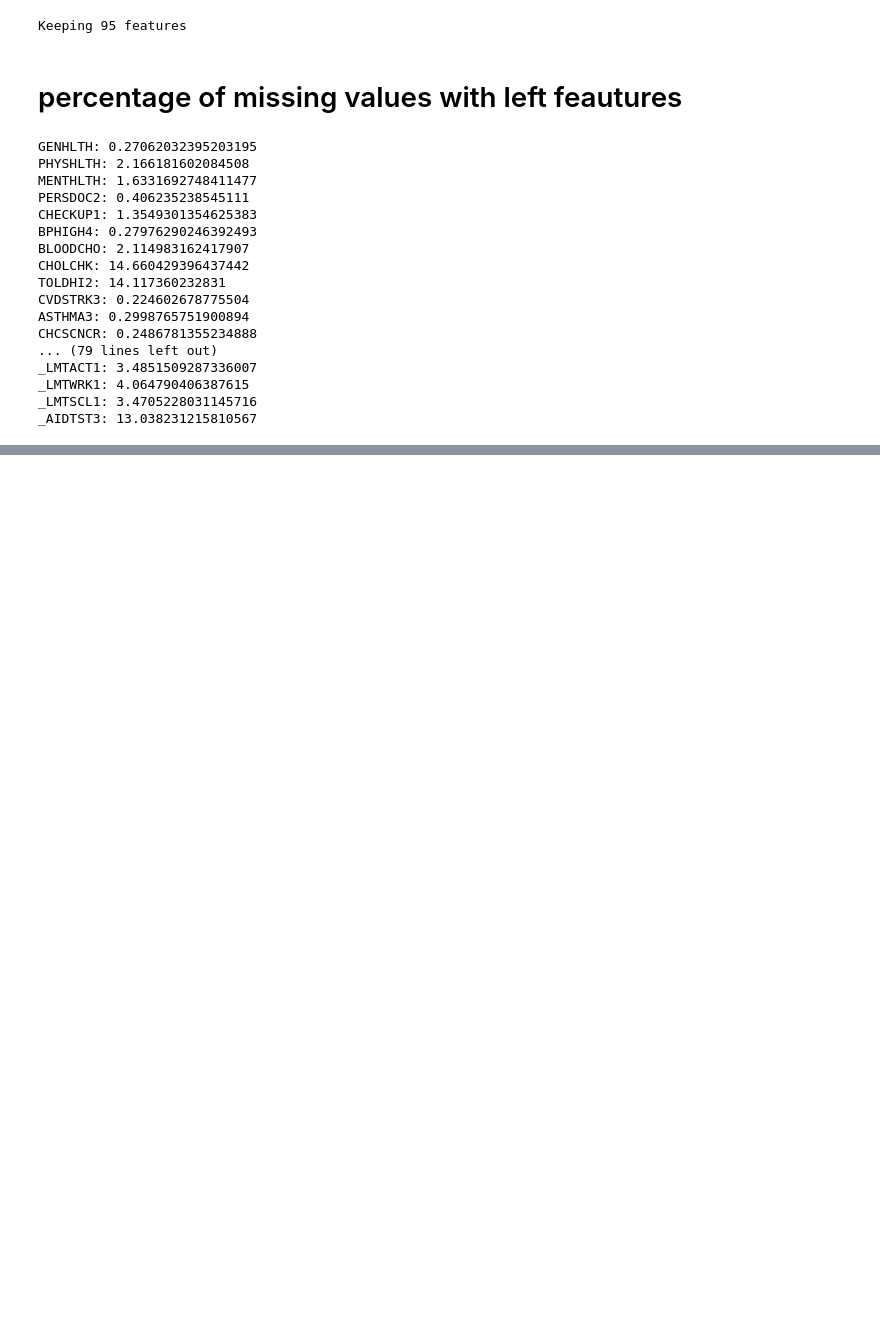
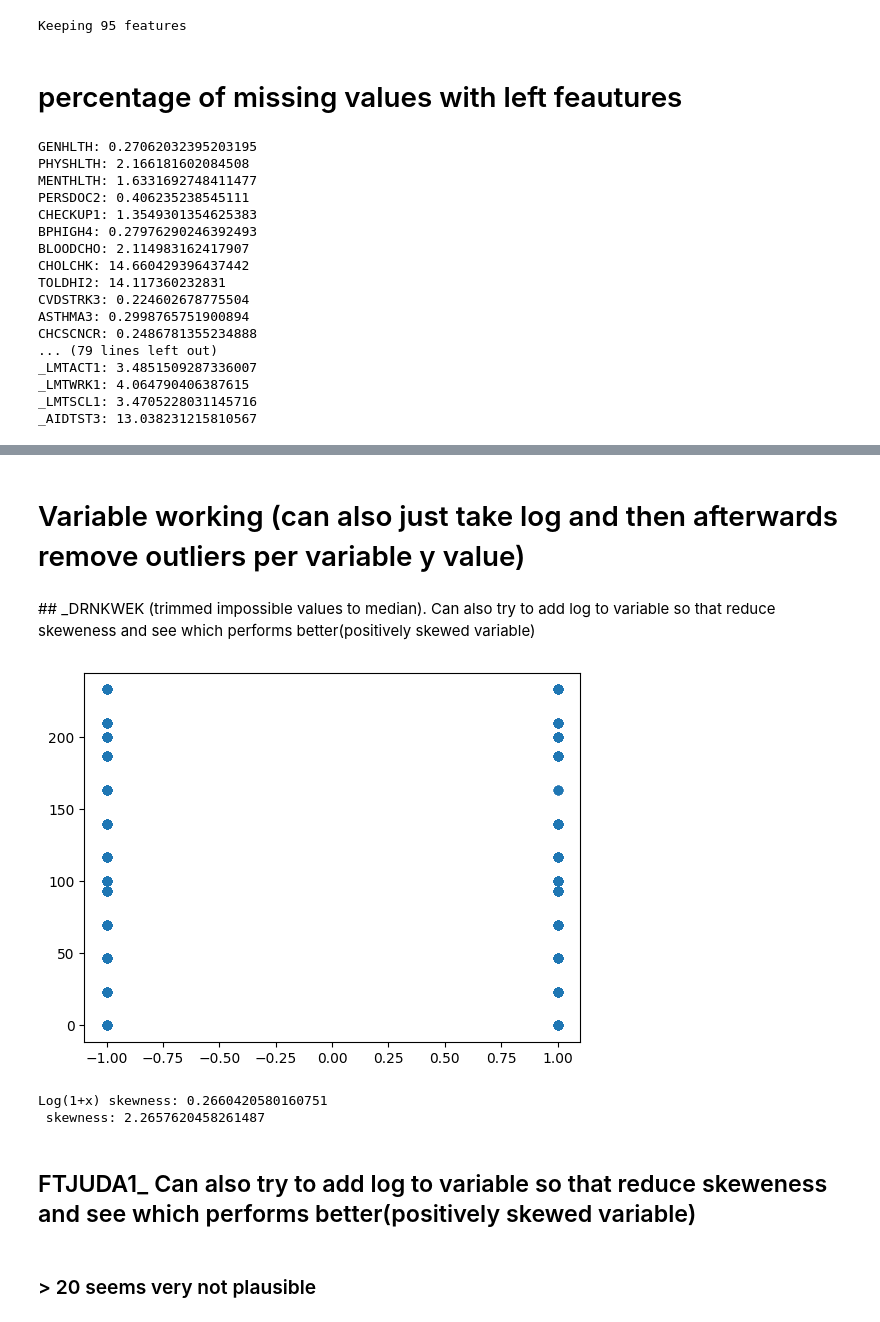
Before and after one commit to FabienDon/MLProject1, a Jupyter notebook: dropped_feautures.ipynb, the cells around one changed output, grey strips where cells are left out. Cells and saved outputs as stored; diff of their text form; code cells hidden in the pictures; blank space fills up the shorter version.

```diff
--- a/dropped_feautures.ipynb
+++ b/dropped_feautures.ipynb
@@ -494,0 +314,13 @@ len(train_clean)
+# %%
+# First condition: values 1 or 2 → set to 1
+train_clean['PERSDOC2'][np.where((train_clean['PERSDOC2'] == 1) | (train_clean['PERSDOC2'] == 2))] = 1
+
+# Second condition: values 3 → set to 2
+train_clean['PERSDOC2'][np.where(train_clean['PERSDOC2'] == 3)] = 2
+
+train_clean['CHECKUP1'][np.where(
+    (train_clean['CHECKUP1'] == 2) |
+    (train_clean['CHECKUP1'] == 3) |
+    (train_clean['CHECKUP1'] == 4) |
+    (train_clean['CHECKUP1'] == 8)
+)] = 2
@@ -494,0 +329,3 @@ len(train_clean)
+# %%
+df = pd.DataFrame(train_clean)
+df['y'] = y_train
@@ -494,0 +375,4 @@ len(train_clean)
+# %% [markdown]
+# Variable working (can also just take log and then afterwards remove outliers per variable y value)
+# %% [markdown]
+## _DRNKWEK (trimmed impossible values to median). Can also try to add log to variable so that reduce skeweness and see which performs better(positively skewed variable)
@@ -494,0 +387,15 @@ len(train_clean)
+# %%
+plt.scatter(df['y'], df['_DRNKWEK'], alpha=0.1)
+plt.show()
+# %% [output]
+[figure, added]
+# %%
+print("Log(1+x) skewness:", np.log1p(df["_DRNKWEK"]).skew())
+print(" skewness:", df["_DRNKWEK"].skew())
+# %% [output]
+Log(1+x) skewness: 0.2660420580160751
+ skewness: 2.2657620458261487
+# %% [markdown]
+## FTJUDA1_ Can also try to add log to variable so that reduce skeweness and see which performs better(positively skewed variable)
+# %% [markdown]
+### > 20 seems very not plausible
```
Also changed, not shown: parts of 50 cells of this notebook, 6 other files.
